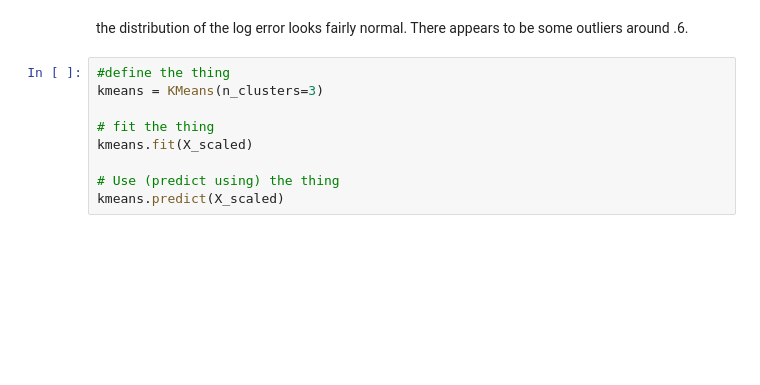
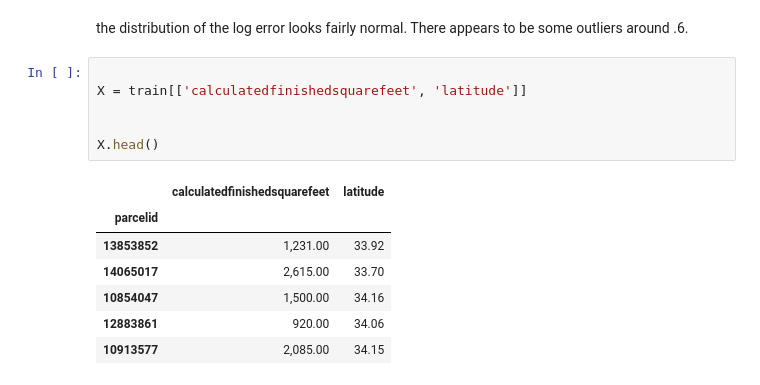
Before and after one commit to davidb-and-john/clustering-project, a Jupyter notebook: David_Sandbox.ipynb, the cells around one changed output. Cells and saved outputs as stored; diff of their text form; blank space fills up the shorter version.

```diff
--- a/David_Sandbox.ipynb
+++ b/David_Sandbox.ipynb
@@ -159,11 +253,16 @@ train.loc[abs(train['logerror']) < .75, 'logerror'].hist(bins=40)
 # %% [markdown]
 the distribution of the log error looks fairly normal. There appears to be some outliers around .6.
-# %%
-#define the thing
-kmeans = KMeans(n_clusters=3)
-
-# fit the thing
-kmeans.fit(X_scaled)
-
-# Use (predict using) the thing
-kmeans.predict(X_scaled)
+# %%
+
+X = train[['calculatedfinishedsquarefeet', 'latitude']]
+
+
+X.head()
+# %% [output]
+|  | calculatedfinishedsquarefeet | latitude |
+| parcelid |  |  |
+| 13853852 | 1,231.00 | 33.92 |
+| 14065017 | 2,615.00 | 33.70 |
+| 10854047 | 1,500.00 | 34.16 |
+| 12883861 | 920.00 | 34.06 |
+| 10913577 | 2,085.00 | 34.15 |
```
Also changed, not shown: parts of 25 cells of this notebook.
